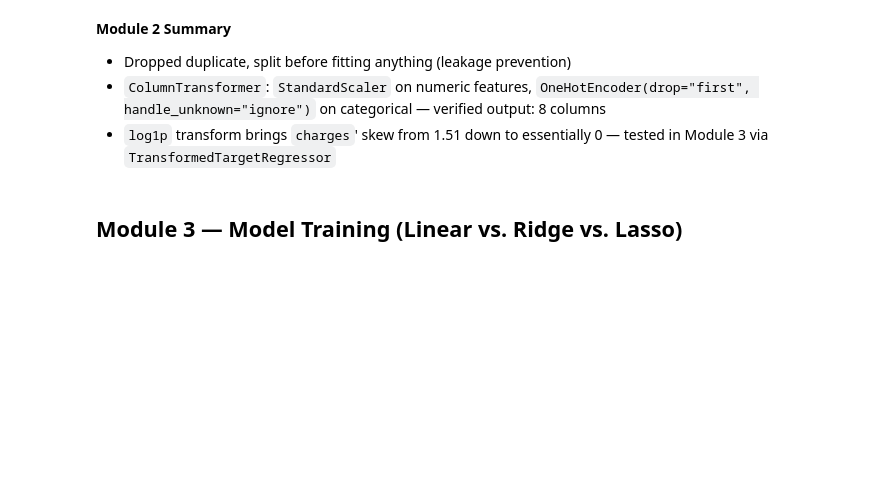
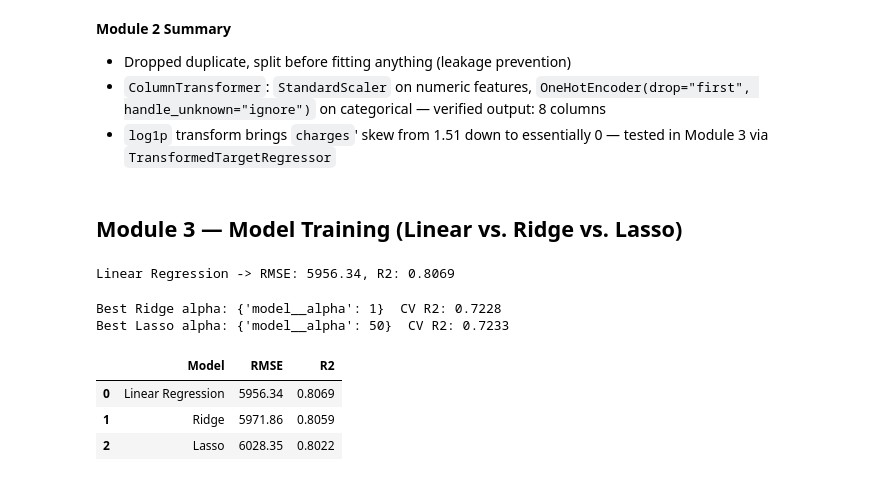
Before and after one commit to Shreyashs-dg/linear-regression-insurance-cost, a Jupyter notebook: notebooks/insurance_analysis.ipynb, the cells around one changed output. Saved outputs shown, nothing was run; the diff lists cells and outputs as text; code cells hidden in the pictures; blank space fills up the shorter version.

```diff
--- a/notebooks/insurance_analysis.ipynb
+++ b/notebooks/insurance_analysis.ipynb
@@ -212,3 +222,45 @@ Skew of log1p(charges):         -0.102
 - `log1p` transform brings `charges`' skew from 1.51 down to essentially 0 — tested in Module 3 via `TransformedTargetRegressor`
 # %% [markdown]
 ## Module 3 — Model Training (Linear vs. Ridge vs. Lasso)
+# %%
+lr_pipe = Pipeline([("preprocessor", preprocessor), ("model", LinearRegression())])
+lr_pipe.fit(X_train, y_train)
+pred_lr = lr_pipe.predict(X_test)
+
+rmse_lr = np.sqrt(mean_squared_error(y_test, pred_lr))
+r2_lr = r2_score(y_test, pred_lr)
+print(f"Linear Regression -> RMSE: {rmse_lr:.2f}, R2: {r2_lr:.4f}")
+# %% [output]
+Linear Regression -> RMSE: 5956.34, R2: 0.8069
+# %%
+kf = KFold(n_splits=5,shuffle=True,random_state=42)
+
+ridge_pipe = Pipeline([("preprocessing",preprocessor),("model",Ridge())])
+ridge_grid = GridSearchCV(ridge_pipe,{"model__alpha": [0.01, 0.1, 1, 10, 50, 100]},cv = kf,scoring='r2')
+ridge_grid.fit(X_train,y_train)
+
+lasso_pipe = Pipeline([("preprocessor",preprocessor),('model',Lasso(max_iter=10000))])
+lasso_grid = GridSearchCV(lasso_pipe,{"model__alpha":[0.01, 0.1, 1, 10, 50, 100]},cv = kf,scoring='r2')
+lasso_grid.fit(X_train,y_train)
+
+
+print("Best Ridge alpha:", ridge_grid.best_params_, " CV R2:", round(ridge_grid.best_score_, 4))
+print("Best Lasso alpha:", lasso_grid.best_params_, " CV R2:", round(lasso_grid.best_score_, 4))
+# %% [output]
+Best Ridge alpha: {'model__alpha': 1}  CV R2: 0.7228
+Best Lasso alpha: {'model__alpha': 50}  CV R2: 0.7233
+# %%
+results = []
+for name, est in [("Linear Regression", lr_pipe), ("Ridge", ridge_grid.best_estimator_), ("Lasso", lasso_grid.best_estimator_)]:
+    pred = est.predict(X_test)
+    rmse = np.sqrt(mean_squared_error(y_test, pred))
+    r2 = r2_score(y_test, pred)
+    results.append({"Model": name, "RMSE": round(rmse, 2), "R2": round(r2, 4)})
+
+results_df = pd.DataFrame(results)
+results_df
+# %% [output]
+|  | Model | RMSE | R2 |
+| 0 | Linear Regression | 5956.34 | 0.8069 |
+| 1 | Ridge | 5971.86 | 0.8059 |
+| 2 | Lasso | 6028.35 | 0.8022 |
```
Also changed, not shown: parts of 8 cells of this notebook, 2 other files.
